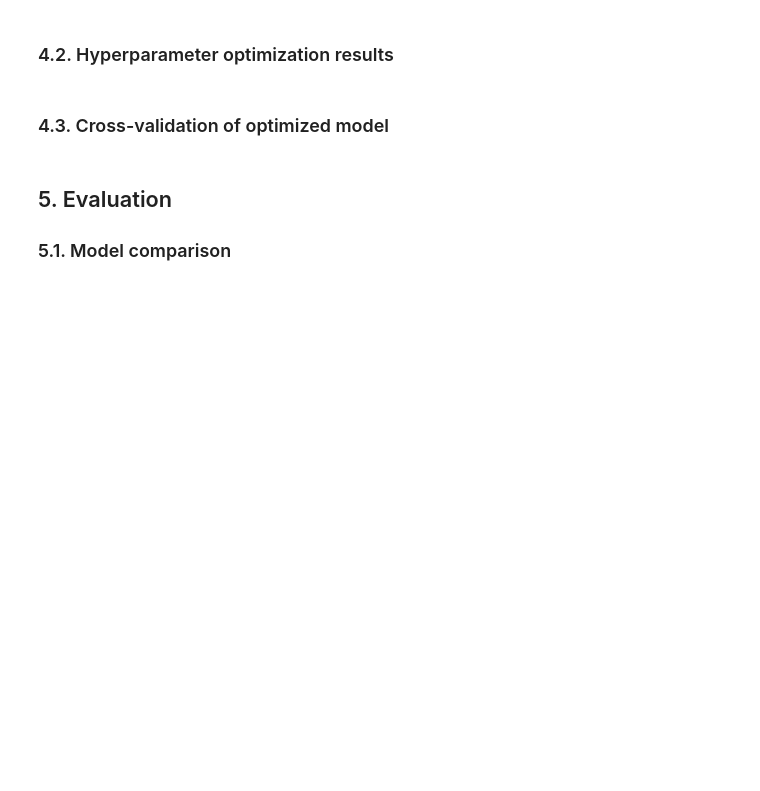
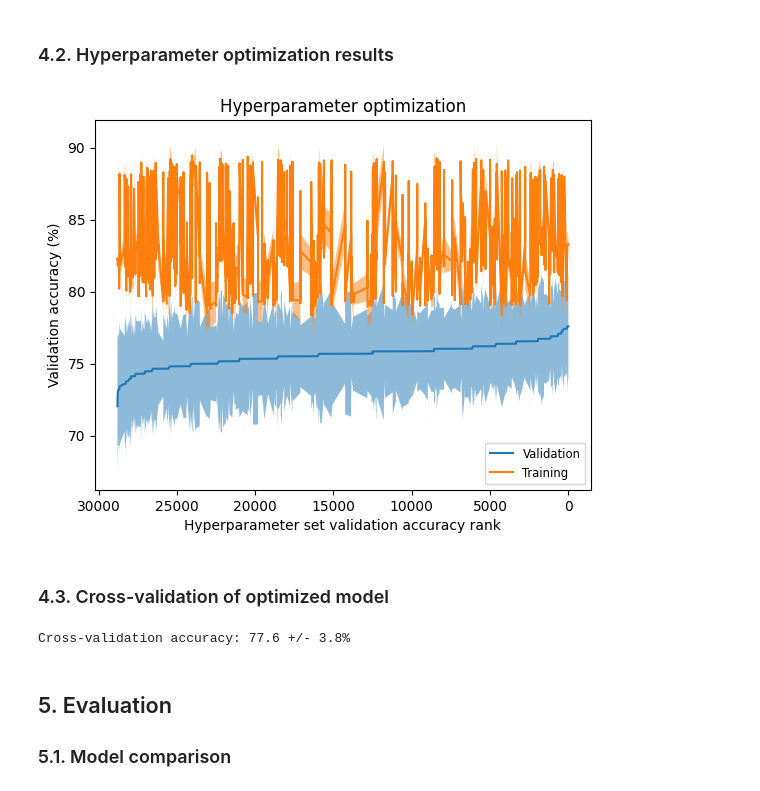
Before and after one commit to 4GeeksAcademy/gperdrizet-decision-trees, a Jupyter notebook: src/02-random_forest_solution.ipynb, the cells around one changed output. Cells and saved outputs as stored; diff of their text form; code cells hidden in the pictures; blank space fills up the shorter version.

```diff
--- a/src/02-random_forest_solution.ipynb
+++ b/src/02-random_forest_solution.ipynb
@@ -18,5 +21,5 @@ from sklearn.ensemble import RandomForestClassifier
 # %%
-with open('../data/processed/dataset.pkl', 'rb') as input_file:
+with open(config.DATA_FILE, 'rb') as input_file:
     dataset=pickle.load(input_file)
 
 training_df=dataset['training']
@@ -57,28 +71,29 @@ print(f'Cross-validation accuracy: {np.mean(scores)*100:.1f} +/- {np.std(scores)
 %%time
 
 hyperparameters={
-    'n_estimators':[50,100,200],
-    'criterion':['gini','entropy','log_loss'],
-    'max_depth':[4,8,16],
-    'min_samples_split':[2,4,8],
-    'min_samples_leaf':[1,2,4],
-    'min_weight_fraction_leaf':[0.001,0.01,0.1],
-    'max_features':[0.25,0.5,0.75],
+    'n_estimators':[10,20,30,40,50],
+    'criterion':['gini'],
+    'max_depth':[5,10,15,20],
+    'min_samples_split':[2,4,8,10],
+    # 'min_samples_leaf':[2,4,8],
+    'min_weight_fraction_leaf':[0.02,0.04,0.08],
+    'max_features':[0.5,0.6,0.7,0.8],
     'min_impurity_decrease':[0,0.0001,0.001],
-    'ccp_alpha':[0.0,0.0001,0.001,0.01],
-    'class_weight':['balanced',None]
+    'ccp_alpha':[0,0.00001,0.0001,0.001,0.01],
+    'class_weight':['balanced',None],
 }
 
 search=GridSearchCV(
     RandomForestClassifier(random_state=315),
     hyperparameters,
     return_train_score=True,
+    scoring='accuracy',
     n_jobs=-1
 )
 
 search_results=search.fit(training_df.drop('Outcome', axis=1), training_df['Outcome'])
 
-print('Best hyperparameters:')
+print('Best hyperparameters:\n')
 
 for key, value in search_results.best_params_.items():
     print(f' {key}: {value}')
@@ -126,3 +119,7 @@ plt.show()
+# %%
+funcs.plot_cross_validation(search_results)
+# %% [output]
+[figure, added]
 # %% [markdown]
 ### 4.3. Cross-validation of optimized model
 # %%
@@ -137,6 +134,8 @@ cross_val_scores['Model'].extend(['Optimized']*len(scores))
 cross_val_scores['Score'].extend(scores)
 
 print(f'Cross-validation accuracy: {np.mean(scores)*100:.1f} +/- {np.std(scores)*100:.1f}%')
+# %% [output]
+Cross-validation accuracy: 77.6 +/- 3.8%
 # %% [markdown]
 ## 5. Evaluation
 
```
Also changed, not shown: parts of 13 cells of this notebook, 5 other files.
